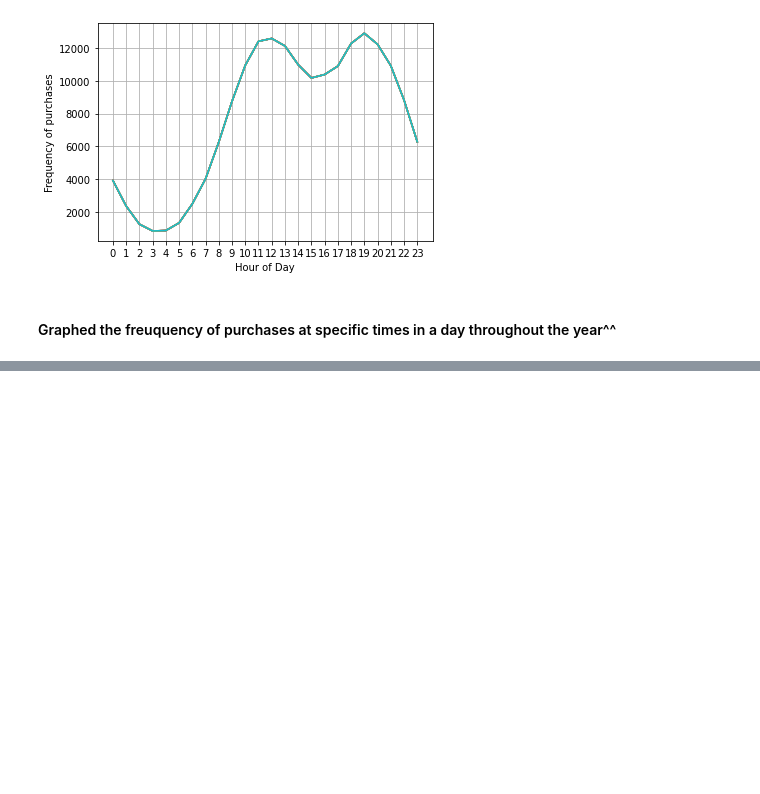
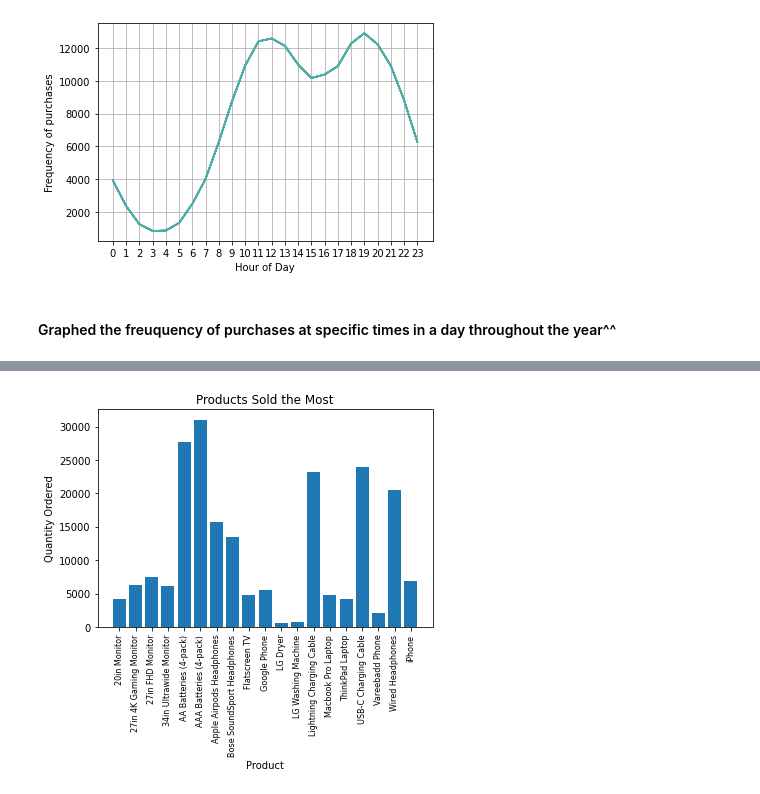
Before and after one commit to Benjamin7991/Pandas-Data-Science-Tasks, a Jupyter notebook: SalesAnalysis/My_data_analysis.ipynb, the cells around one changed output, grey strips where cells are left out. Cells and saved outputs as stored; diff of their text form; code cells hidden in the pictures; blank space fills up the shorter version.

```diff
--- a/SalesAnalysis/My_data_analysis.ipynb
+++ b/SalesAnalysis/My_data_analysis.ipynb
@@ -167,0 +236,4 @@ plt.show()
+# %%
+product_group = df.groupby('Product')
+# %%
+quantity_ordered = product_group.sum()['Quantity Ordered']
@@ -167,0 +250,12 @@ plt.show()
+# %%
+products = [product for product, df in product_group]
+
+plt.bar(products, quantity_ordered)
+plt.xticks(products, rotation='vertical', size=8)
+plt.ylabel('Quantity Ordered')
+plt.xlabel('Product')
+plt.title('Products Sold the Most')
+
+plt.show()
+# %% [output]
+[figure, added]
```
Also changed, not shown: parts of 11 cells of this notebook.
